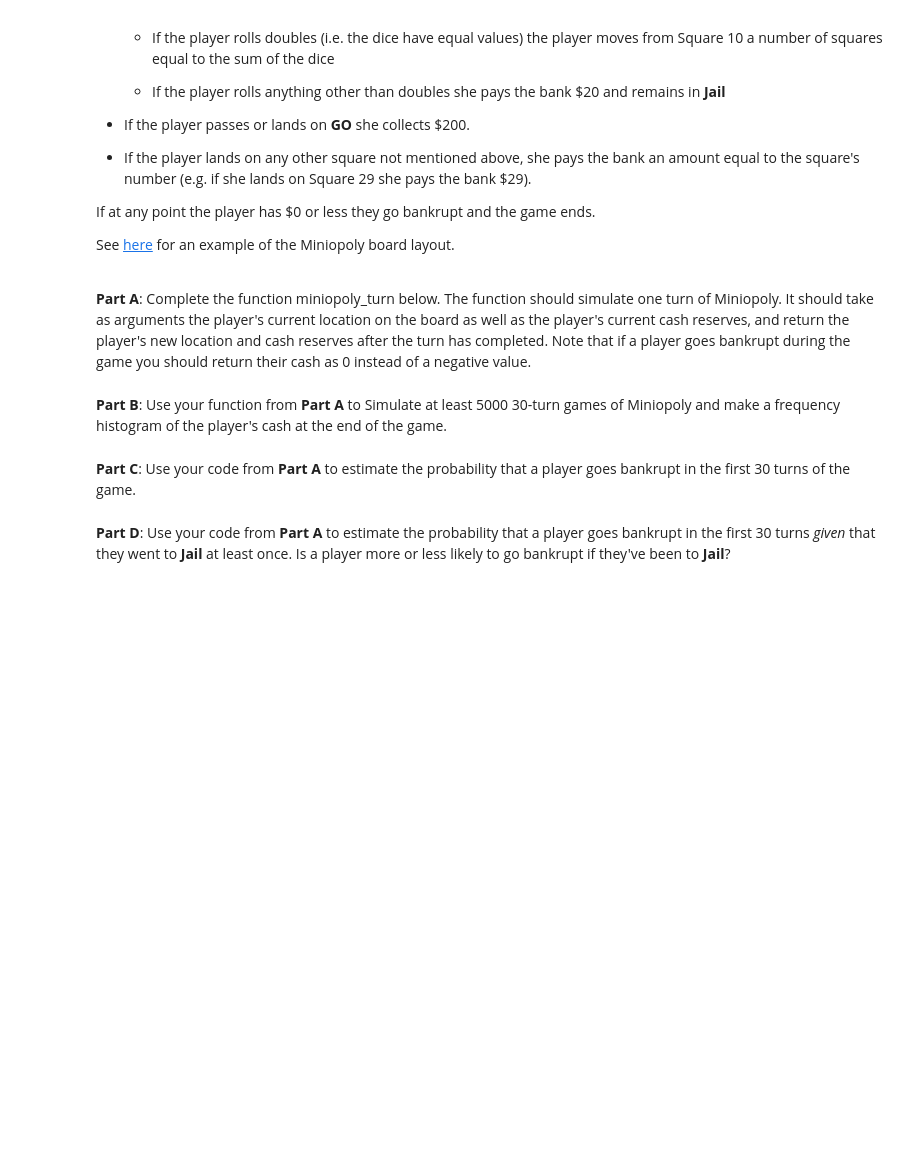
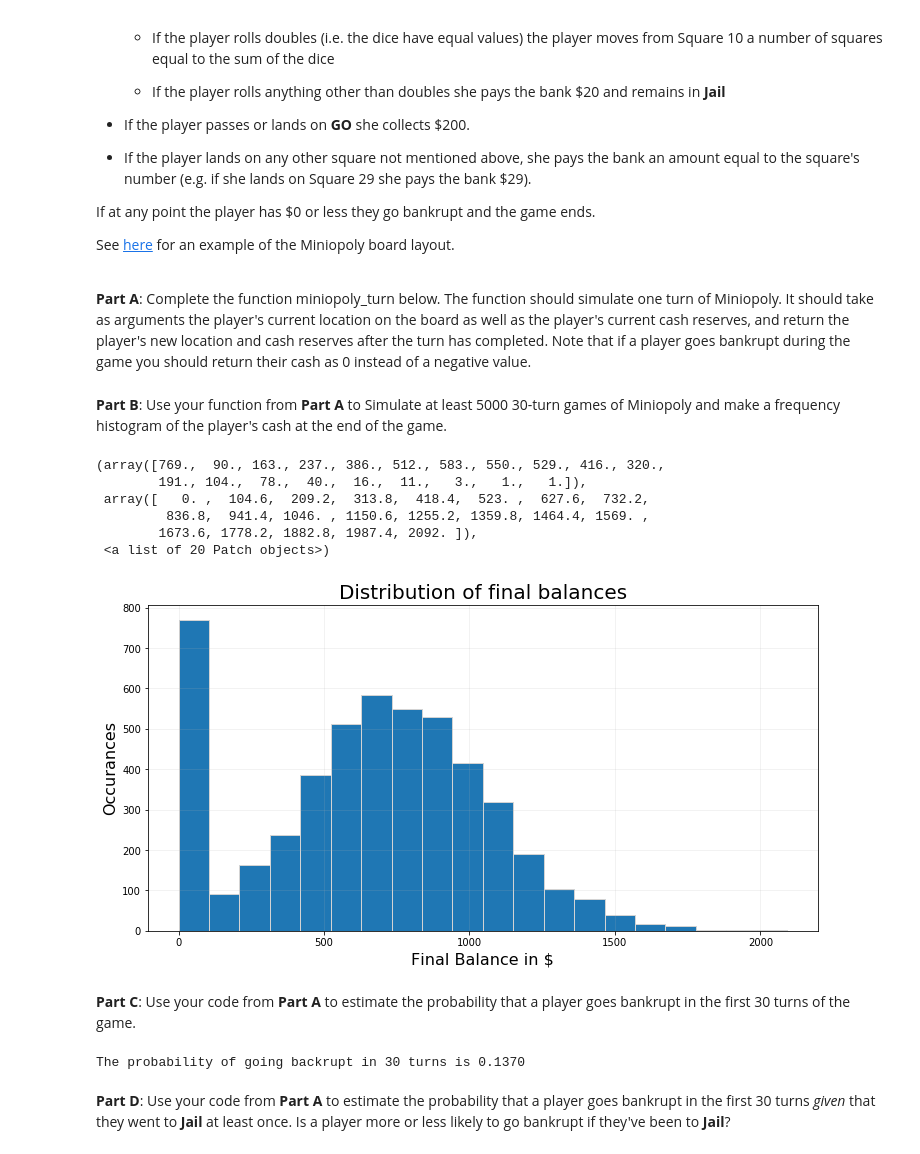
Before and after one commit to abna2071/csci3022-Solt, a Jupyter notebook: homework/homework2/hmwk02_Solt_Braden.ipynb, the cells around one changed output. Drawn from its saved outputs; the diff is of its cells as text; code cells hidden in the pictures; blank space fills up the shorter version.

```diff
--- a/homework/homework2/hmwk02_Solt_Braden.ipynb
+++ b/homework/homework2/hmwk02_Solt_Braden.ipynb
@@ -303,6 +377,72 @@ def miniopoly_turn(location, cash):
 # %% [markdown]
 **Part B**: Use your function from **Part A** to Simulate at least 5000 30-turn games of Miniopoly and make a frequency histogram of the player's cash at the end of the game.
+# %%
+# parameters
+num_sim = 5000
+num_turn = 30
+
+# create array for final values
+final = np.zeros(num_sim)
+
+# define function for simulations
+def simini(num_turn):
+#     starting values
+    location = 0
+    cash = 200
+    jail = False
+#     take the appropriate number of turns
+    for j in range(num_turn):
+#         call the turn function to see what happens
+        location, cash = miniopoly_turn(location, cash)
+        if cash==0:
+#             gotta end the simulation if it's game over
+            break
+        if location<0:
+#             detect if in jail during any turn
+            jail = True
+    return cash, jail
+
+# run num_sim simulations
+for i in range(num_sim):
+    cash, j = simini(num_turn)
+#     keep track of final balance
+    final[i] = cash
+
+# set up plot
+fig, ax = plt.subplots(figsize=[12,6])
+ax.set_title("Distribution of final balances",fontsize=20)
+ax.set_xlabel("Final Balance in $",fontsize=16)
+ax.set_ylabel("Occurances",fontsize=16)
+ax.grid(True,alpha=0.2)
+# plot the histogram
+plt.hist(final,20,edgecolor='lightgrey')
+# %% [output]
+(array([769.,  90., 163., 237., 386., 512., 583., 550., 529., 416., 320.,
+        191., 104.,  78.,  40.,  16.,  11.,   3.,   1.,   1.]),
+ array([   0. ,  104.6,  209.2,  313.8,  418.4,  523. ,  627.6,  732.2,
+         836.8,  941.4, 1046. , 1150.6, 1255.2, 1359.8, 1464.4, 1569. ,
+        1673.6, 1778.2, 1882.8, 1987.4, 2092. ]),
+ <a list of 20 Patch objects>)
+[figure, added]
 # %% [markdown]
 **Part C**: Use your code from **Part A** to estimate the probability that a player goes bankrupt in the first 30 turns of the game.
+# %%
+# parameters
+num_sim = 10000
+num_turn = 30
+
+# create array for final values and jail
+final = np.zeros(num_sim)
+
+# run num_sim simulations
+for i in range(num_sim):
+    cash, j = simini(num_turn)
+#     keep track of final cash value
+    final[i] = cash
+
+prob_C = (final==0).sum()/num_sim
+print("The probability of going backrupt in 30 turns is {:.4f}".format(prob_C))
+# %% [output]
+The probability of going backrupt in 30 turns is 0.1370
 # %% [markdown]
 **Part D**: Use your code from **Part A** to estimate the probability that a player goes bankrupt in the first 30 turns _given_ that they went to **Jail** at least once.  Is a player more or less likely to go bankrupt if they've been to **Jail**?
```
Also changed, not shown: parts of 21 cells of this notebook.
